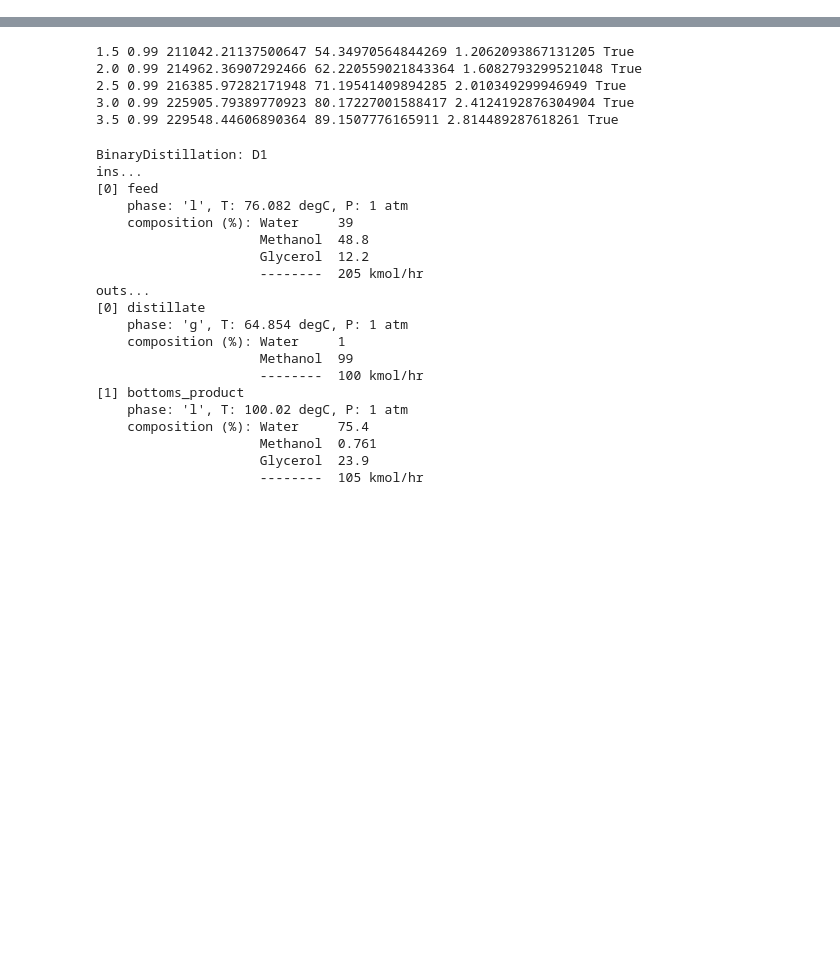
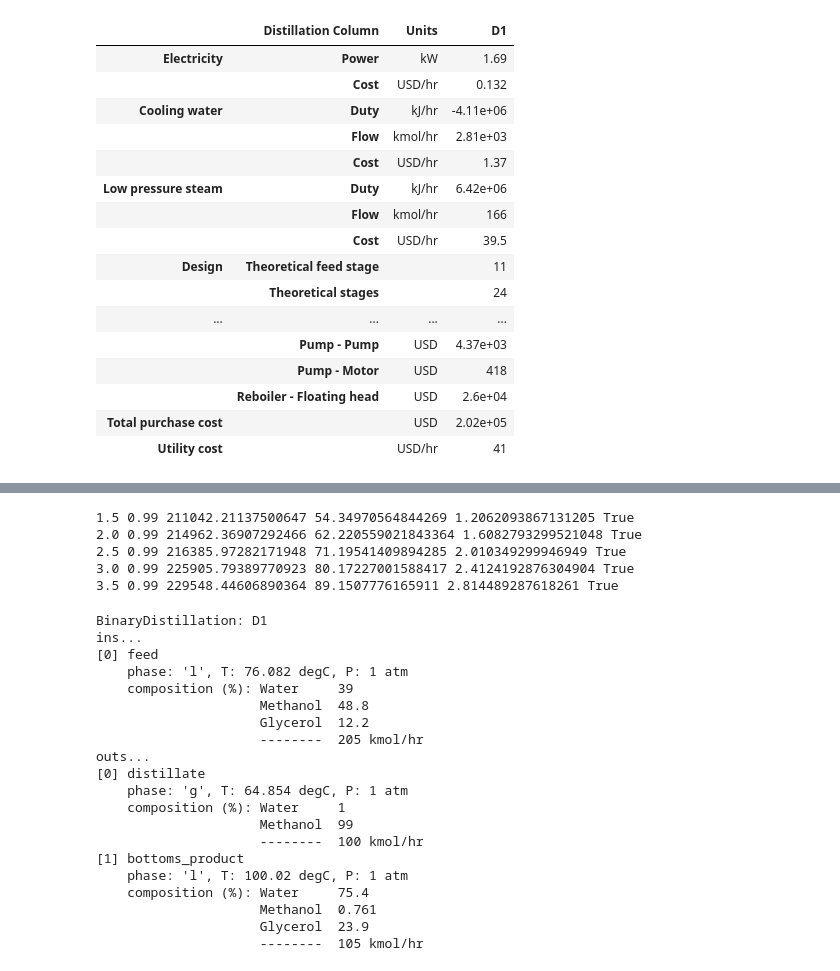
Before and after one commit to H-Wadgama/belt, a Jupyter notebook: atj_saf/separation_trialz.ipynb, the cells around one changed output, grey strips where cells are left out. Cells and saved outputs as stored; diff of their text form; code cells hidden in the pictures; blank space fills up the shorter version.

```diff
--- a/atj_saf/separation_trialz.ipynb
+++ b/atj_saf/separation_trialz.ipynb
@@ -17,0 +113,6 @@ D1.simulate()
+# %%
+bst.settings.set_thermo(['Butane', 'Acetaldehyde'], cache=True)
+feed = bst.Stream('feed', flow=(50, 50), T = 405, P = 101325)
+
+heater = bst.units.HXutility(ins = feed, T = 415, rigorous = True)
+heater.simulate()
@@ -17,0 +192,27 @@ D1.simulate()
+# %%
+D1 = bst.units.BinaryDistillation('D1', ins=heater-0,
+                        outs=('distillate', 'bottoms_product'),
+                        LHK=('Benzene', 'Toluene'),
+                        y_top = 0.999, x_bot = 0.001,
+                        k=2)
+D1.simulate()
+# %%
+D1.results()
+# %% [output]
+|  | Distillation Column | Units | D1 |
+| Electricity | Power | kW | 1.69 |
+|  | Cost | USD/hr | 0.132 |
+| Cooling water | Duty | kJ/hr | -4.11e+06 |
+|  | Flow | kmol/hr | 2.81e+03 |
+|  | Cost | USD/hr | 1.37 |
+| Low pressure steam | Duty | kJ/hr | 6.42e+06 |
+|  | Flow | kmol/hr | 166 |
+|  | Cost | USD/hr | 39.5 |
+| Design | Theoretical feed stage |  | 11 |
+|  | Theoretical stages |  | 24 |
+| ... | ... | ... | ... |
+|  | Pump - Pump | USD | 4.37e+03 |
+|  | Pump - Motor | USD | 418 |
+|  | Reboiler - Floating head | USD | 2.6e+04 |
+| Total purchase cost |  | USD | 2.02e+05 |
+| Utility cost |  | USD/hr | 41 |
```
Also changed, not shown: parts of 30 cells of this notebook, 16 other files.
